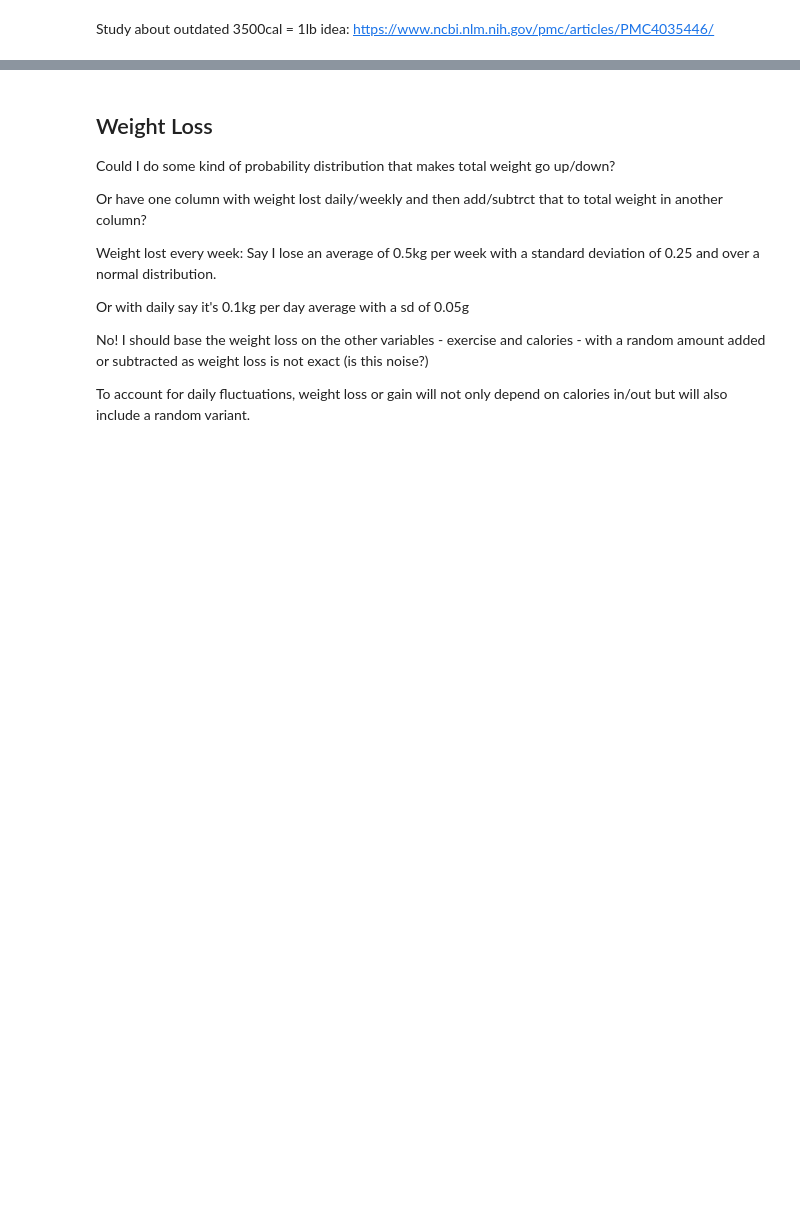
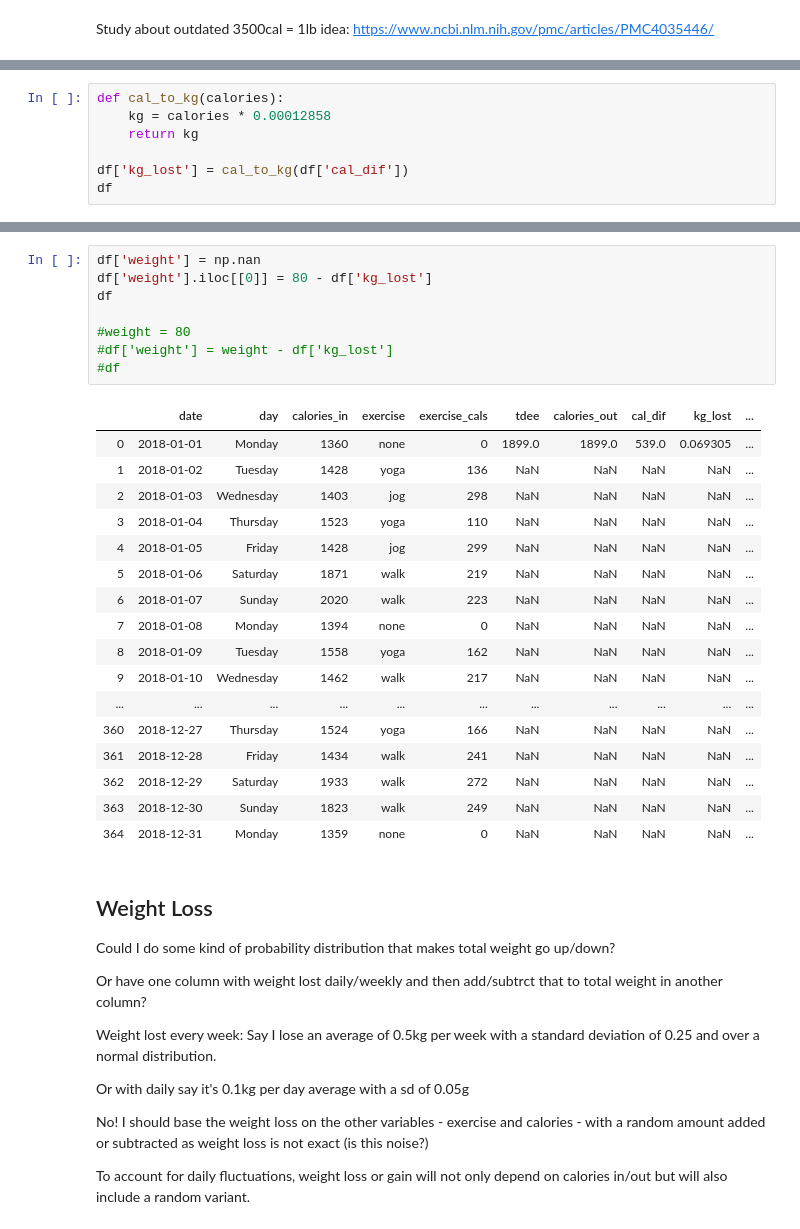
Before and after one commit to jennifer-ryan/data-set-simulation, a Jupyter notebook: Dataset Simulation.ipynb, the cells around one changed output, grey strips where cells are left out. Cells and saved outputs as stored; diff of their text form; blank space fills up the shorter version.

```diff
--- a/Dataset Simulation.ipynb
+++ b/Dataset Simulation.ipynb
@@ -487,0 +492,7 @@ cal_to_gram(3500)
+# %%
+def cal_to_kg(calories):
+    kg = calories * 0.00012858
+    return kg
+
+df['kg_lost'] = cal_to_kg(df['cal_dif'])
+df
@@ -488,3 +517,29 @@ cal_to_gram(3500)
+# %%
+df['weight'] = np.nan
+df['weight'].iloc[[0]] = 80 - df['kg_lost']
+df
+
+#weight = 80
+#df['weight'] = weight - df['kg_lost']
+#df
+# %% [output]
+|  | date | day | calories_in | exercise | exercise_cals | tdee | calories_out | cal_dif | kg_lost | ... |
+| 0 | 2018-01-01 | Monday | 1360 | none | 0 | 1899.0 | 1899.0 | 539.0 | 0.069305 | ... |
+| 1 | 2018-01-02 | Tuesday | 1428 | yoga | 136 | NaN | NaN | NaN | NaN | ... |
+| 2 | 2018-01-03 | Wednesday | 1403 | jog | 298 | NaN | NaN | NaN | NaN | ... |
+| 3 | 2018-01-04 | Thursday | 1523 | yoga | 110 | NaN | NaN | NaN | NaN | ... |
+| 4 | 2018-01-05 | Friday | 1428 | jog | 299 | NaN | NaN | NaN | NaN | ... |
+| 5 | 2018-01-06 | Saturday | 1871 | walk | 219 | NaN | NaN | NaN | NaN | ... |
+| 6 | 2018-01-07 | Sunday | 2020 | walk | 223 | NaN | NaN | NaN | NaN | ... |
+| 7 | 2018-01-08 | Monday | 1394 | none | 0 | NaN | NaN | NaN | NaN | ... |
+| 8 | 2018-01-09 | Tuesday | 1558 | yoga | 162 | NaN | NaN | NaN | NaN | ... |
+| 9 | 2018-01-10 | Wednesday | 1462 | walk | 217 | NaN | NaN | NaN | NaN | ... |
+| ... | ... | ... | ... | ... | ... | ... | ... | ... | ... | ... |
+| 360 | 2018-12-27 | Thursday | 1524 | yoga | 166 | NaN | NaN | NaN | NaN | ... |
+| 361 | 2018-12-28 | Friday | 1434 | walk | 241 | NaN | NaN | NaN | NaN | ... |
+| 362 | 2018-12-29 | Saturday | 1933 | walk | 272 | NaN | NaN | NaN | NaN | ... |
+| 363 | 2018-12-30 | Sunday | 1823 | walk | 249 | NaN | NaN | NaN | NaN | ... |
+| 364 | 2018-12-31 | Monday | 1359 | none | 0 | NaN | NaN | NaN | NaN | ... |
 # %% [markdown]
 ## Weight Loss
 
```
Also changed, not shown: parts of 13 cells of this notebook.
